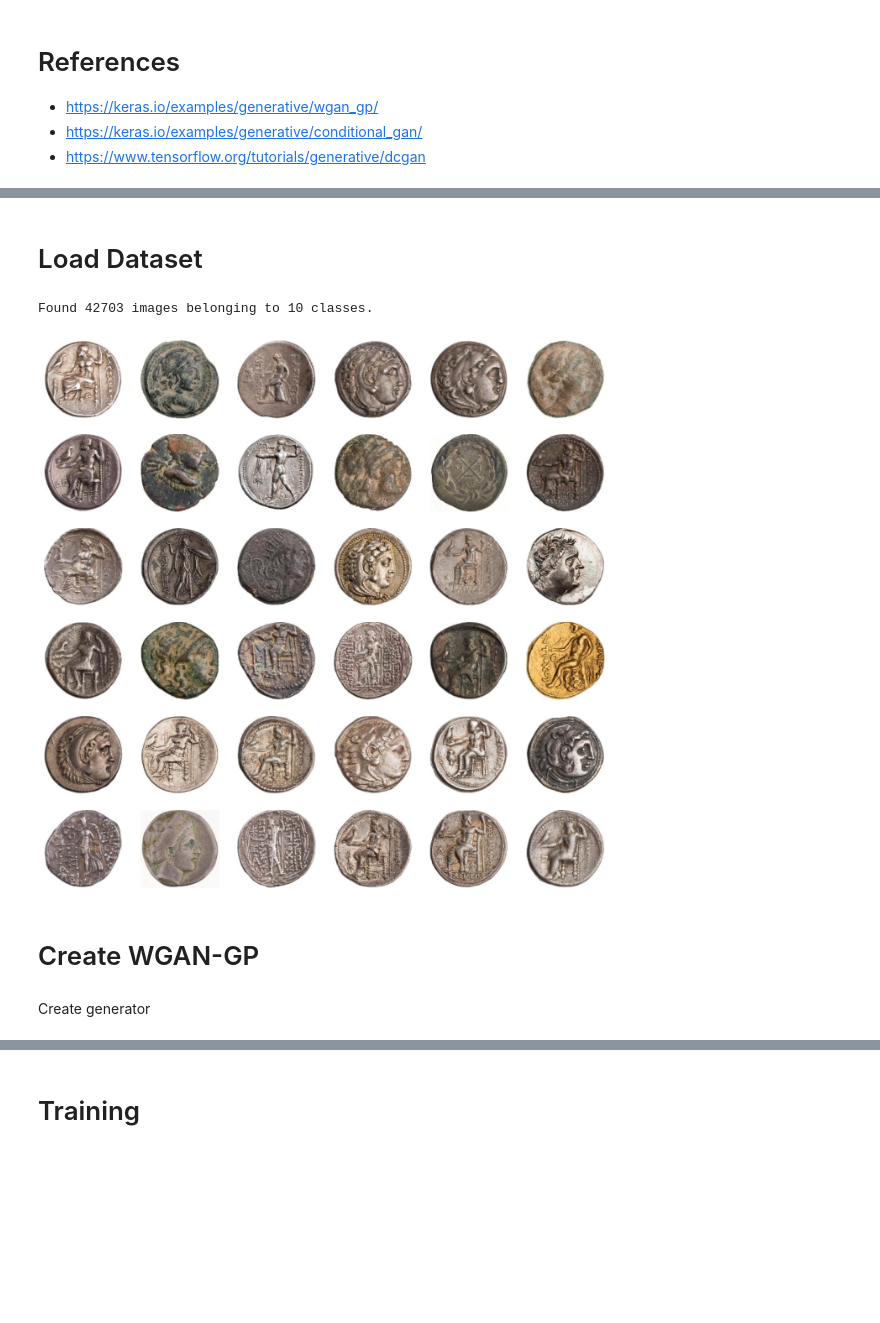
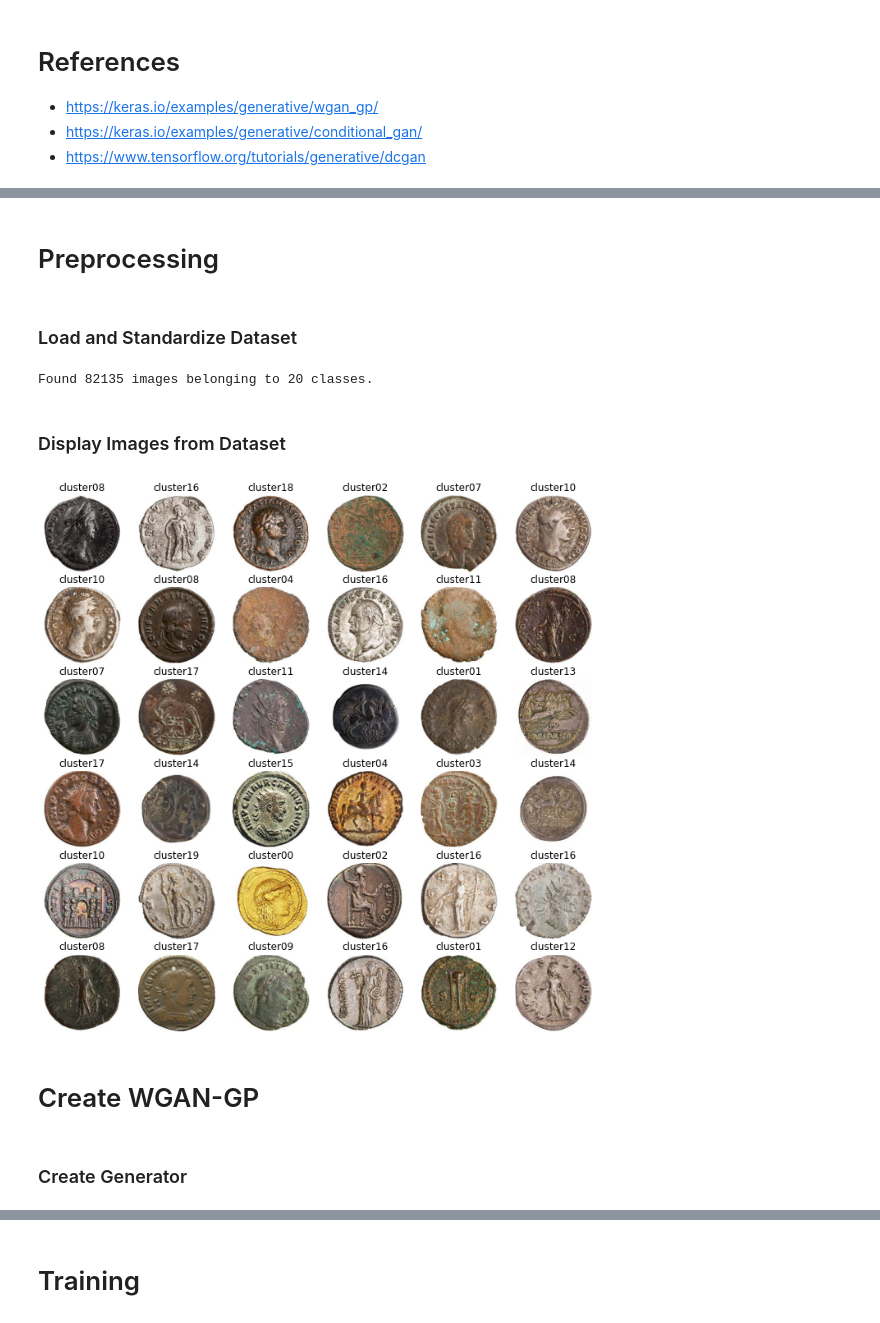
Before and after one commit to PScottZero/wgan-gp, a Jupyter notebook: wgan_gp.ipynb, the cells around one changed output, grey strips where cells are left out. Saved outputs shown, nothing was run; the diff lists cells and outputs as text; code cells hidden in the pictures; blank space fills up the shorter version.

```diff
--- a/wgan_gp.ipynb
+++ b/wgan_gp.ipynb
@@ -58,10 +70,12 @@ def make_dir(directory):
 def remove_dir(directory):
   if os.path.isdir(directory):
     shutil.rmtree(directory)
+# %% [markdown]
+# Preprocessing
 # %% [markdown]
-# Load Dataset
+### Load and Standardize Dataset
 # %%
-dataset_name = 'greek_coins_sorted'
+dataset_name = 'roman_coins_clustered'
 dataset_dir = f'input_images/{dataset_name}'
 
 batch_size = 16
@@ -79,24 +93,33 @@ dataset = datagen.flow_from_directory(
   batch_size=batch_size,
 )
 
-num_classes = len(dataset.class_indices.keys())
+labels = list(dataset.class_indices.keys())
+num_classes = len(labels)
 img_shape_with_class = (img_dim, img_dim, channels + num_classes)
 # %% [output]
-Found 42703 images belonging to 10 classes.
+Found 82135 images belonging to 20 classes.
-# %%
-num_examples = 36
-
-images = []
-while len(images) < num_examples:
-  images += list(dataset.next()[0])
-
-display_image_grid(images, num_examples)
-# %% [output]
-[figure, removed]
+# %% [markdown]
+### Display Images from Dataset
+# %%
+num_examples = 36
+
+images, example_labels = [], []
+while len(images) < num_examples:
+  image_batch, label_batch = dataset.next()
+  images += list(image_batch)
+  example_labels += list(np.argmax(label_batch, axis=1))
+
+images = images[:num_examples]
+example_labels = [labels[i] for i in example_labels[:num_examples]]
+example_labels = None if num_classes == 1 else example_labels
+
+display_image_grid(images, example_labels)
+# %% [output]
+[figure, added]
 # %% [markdown]
 # Create WGAN-GP
-# %% [markdown]
-Create generator
+# %% [markdown]
+### Create Generator
 # %%
 noise_dim = 512
 
```
Also changed, not shown: parts of 38 cells of this notebook, 2 other files.
